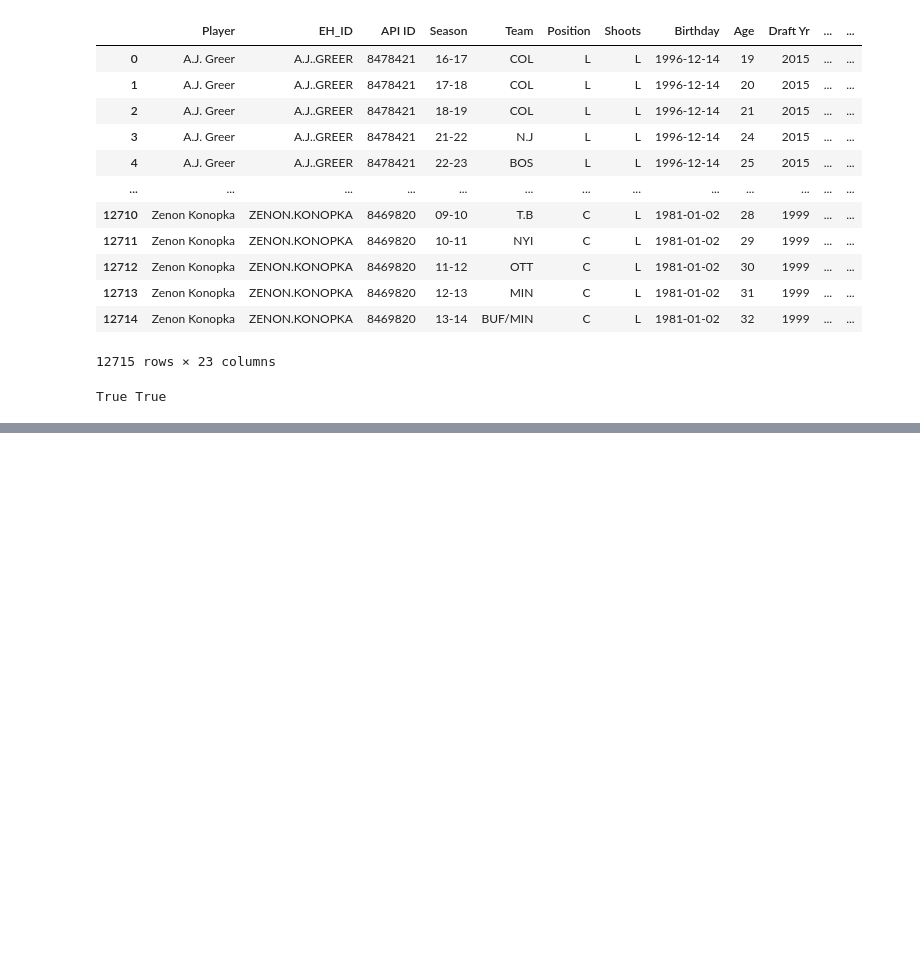
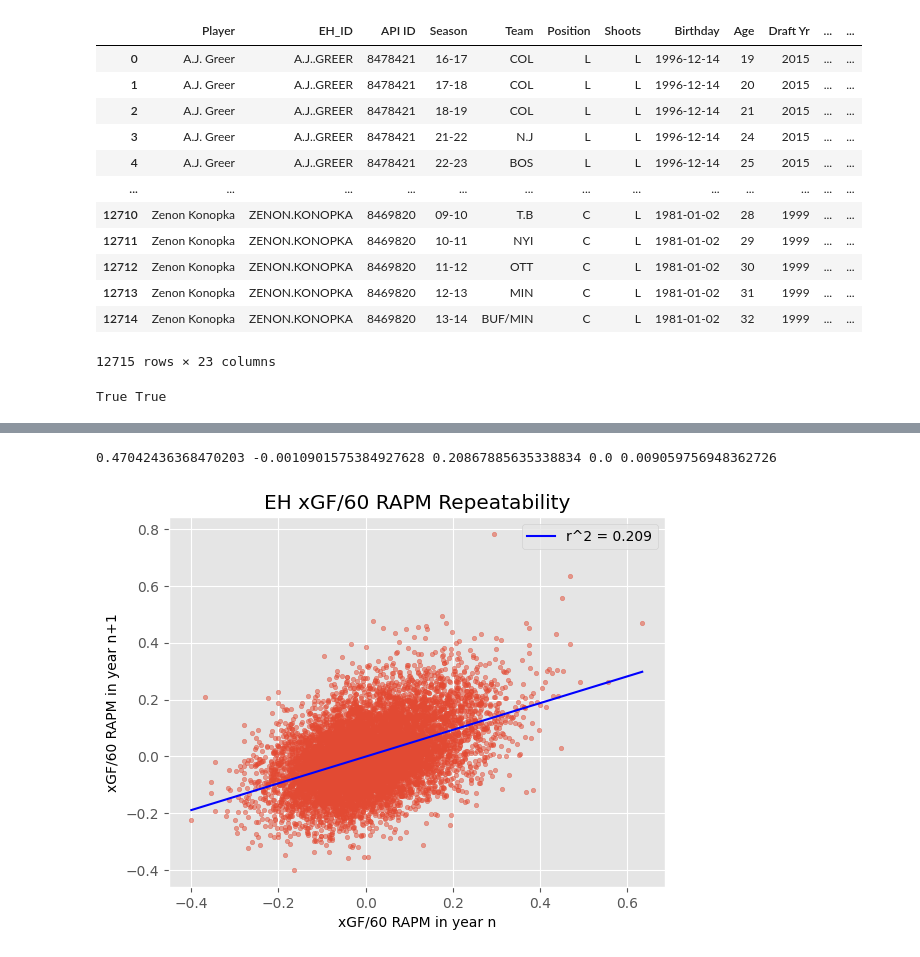
Before and after one commit to austinegri/HockeyResearch, a Jupyter notebook: G plusminus RAPM Repeatability.ipynb, the cells around one changed output, grey strips where cells are left out. Cells and saved outputs as stored; diff of their text form; code cells hidden in the pictures; blank space fills up the shorter version.

```diff
--- a/G plusminus RAPM Repeatability.ipynb
+++ b/G plusminus RAPM Repeatability.ipynb
@@ -100,0 +146,21 @@ plt.show()
+# %%
+slope, intercept, r_value, p_value, std_err = linregress(combo_current['xGF/60'], combo_next['xGF/60'])
+print(slope, intercept, r_value**2, p_value, std_err)
+N = combo_current['xGF/60'].max()
+min_ = combo_current['xGF/60'].min()
+xseq = np.linspace(min_, N, num=2)
+
+
+plt.style.use('ggplot')
+
+plt.title("EH xGF/60 RAPM Repeatability")
+plt.ylabel("xGF/60 RAPM in year n+1")
+plt.xlabel("xGF/60 RAPM in year n")
+plt.scatter(combo_current['xGF/60'], combo_next['xGF/60'], s= 10, alpha=0.5)
+
+plt.plot(xseq, intercept+slope*xseq, color='b', label="r^2 = {:.3f}".format(r_value**2))
+plt.legend()
+plt.show()
+# %% [output]
+0.47042436368470203 -0.0010901575384927628 0.20867885635338834 0.0 0.009059756948362726
+[figure, added]
```
Also changed, not shown: parts of 6 cells of this notebook.
